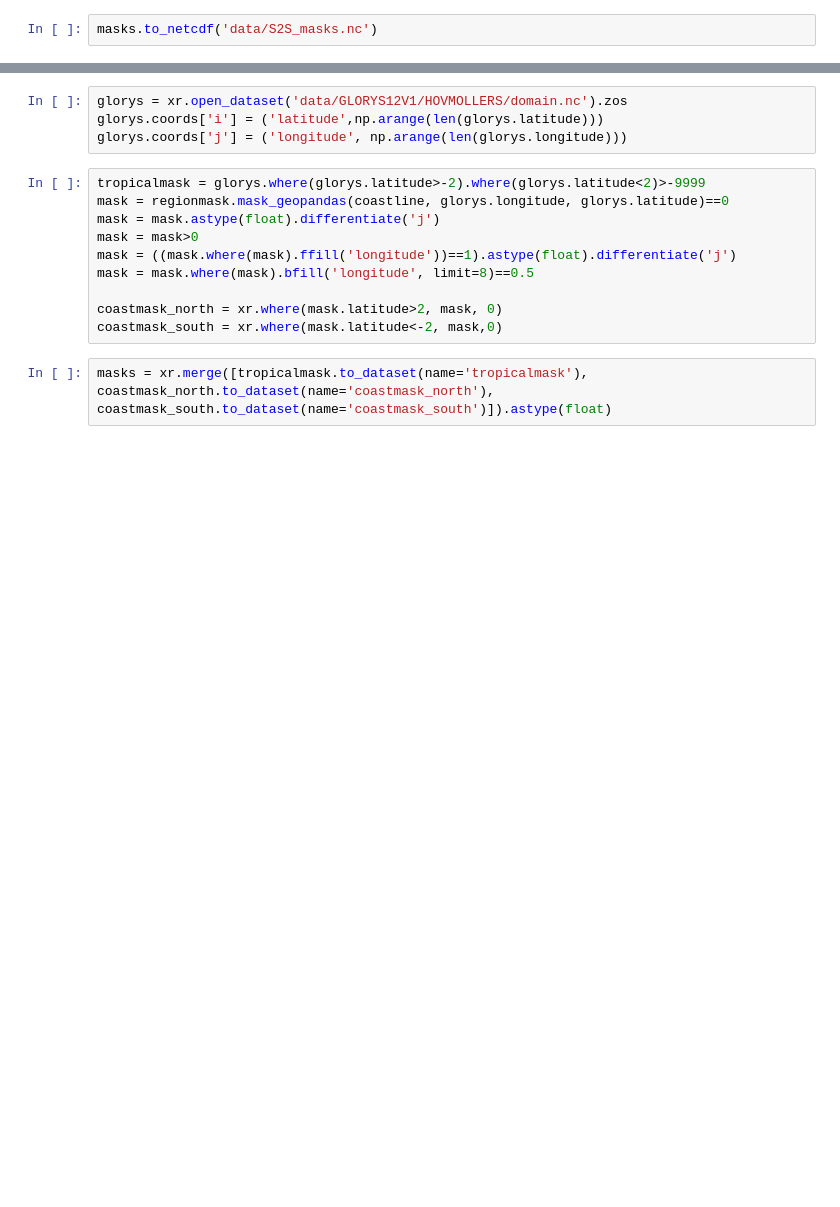
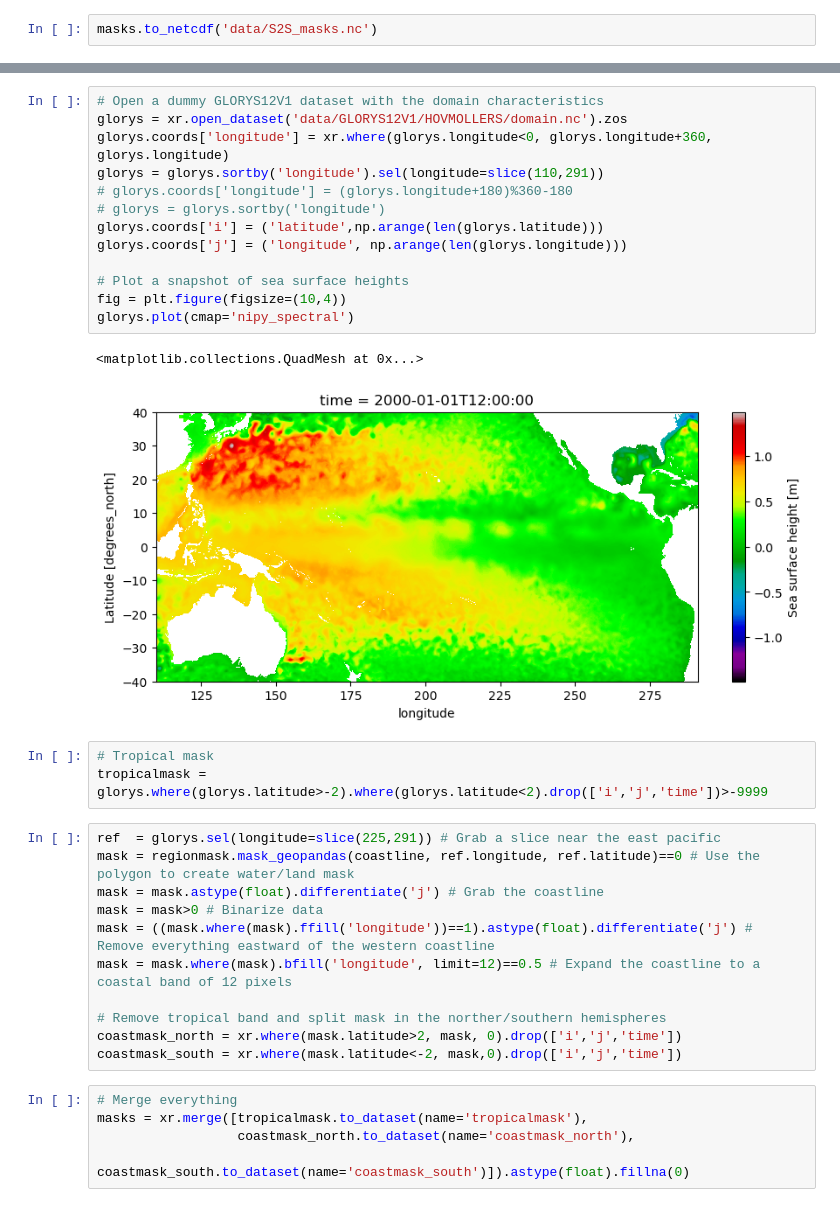
Before and after one commit to lucasglasner/S2S_CEAZA, a Jupyter notebook: create_masks.ipynb, the cells around one changed output, grey strips where cells are left out. Saved outputs shown, nothing was run; the diff lists cells and outputs as text; blank space fills up the shorter version.

Commit message:
following with create masks. Now masks from GLORYS12V1 are done. GLORYS12V1 is saved with lons from 0 to 360

```diff
--- a/create_masks.ipynb
+++ b/create_masks.ipynb
@@ -159,16 +170,35 @@ coastline = gpd.read_file('data/ne_10m_land.shp')
 # %%
+# Open a dummy GLORYS12V1 dataset with the domain characteristics
 glorys = xr.open_dataset('data/GLORYS12V1/HOVMOLLERS/domain.nc').zos
+glorys.coords['longitude'] = xr.where(glorys.longitude<0, glorys.longitude+360, glorys.longitude)
+glorys = glorys.sortby('longitude').sel(longitude=slice(110,291))
+# glorys.coords['longitude'] = (glorys.longitude+180)%360-180
+# glorys = glorys.sortby('longitude')
 glorys.coords['i'] = ('latitude',np.arange(len(glorys.latitude)))
 glorys.coords['j'] = ('longitude', np.arange(len(glorys.longitude)))
+
+# Plot a snapshot of sea surface heights
+fig = plt.figure(figsize=(10,4))
+glorys.plot(cmap='nipy_spectral')
+# %% [output]
+<matplotlib.collections.QuadMesh at 0x...>
+[figure, added]
+# %%
+# Tropical mask
+tropicalmask = glorys.where(glorys.latitude>-2).where(glorys.latitude<2).drop(['i','j','time'])>-9999
 # %%
-tropicalmask = glorys.where(glorys.latitude>-2).where(glorys.latitude<2)>-9999
-mask = regionmask.mask_geopandas(coastline, glorys.longitude, glorys.latitude)==0
-mask = mask.astype(float).differentiate('j')
-mask = mask>0
-mask = ((mask.where(mask).ffill('longitude'))==1).astype(float).differentiate('j')
-mask = mask.where(mask).bfill('longitude', limit=8)==0.5
+ref  = glorys.sel(longitude=slice(225,291)) # Grab a slice near the east pacific
+mask = regionmask.mask_geopandas(coastline, ref.longitude, ref.latitude)==0 # Use the polygon to create water/land mask
+mask = mask.astype(float).differentiate('j') # Grab the coastline
+mask = mask>0 # Binarize data
+mask = ((mask.where(mask).ffill('longitude'))==1).astype(float).differentiate('j') # Remove everything eastward of the western coastline
+mask = mask.where(mask).bfill('longitude', limit=12)==0.5 # Expand the coastline to a coastal band of 12 pixels
 
-coastmask_north = xr.where(mask.latitude>2, mask, 0)
-coastmask_south = xr.where(mask.latitude<-2, mask,0)
+# Remove tropical band and split mask in the norther/southern hemispheres
+coastmask_north = xr.where(mask.latitude>2, mask, 0).drop(['i','j','time'])
+coastmask_south = xr.where(mask.latitude<-2, mask,0).drop(['i','j','time'])
 # %%
-masks = xr.merge([tropicalmask.to_dataset(name='tropicalmask'), coastmask_north.to_dataset(name='coastmask_north'), coastmask_south.to_dataset(name='coastmask_south')]).astype(float)
+# Merge everything
+masks = xr.merge([tropicalmask.to_dataset(name='tropicalmask'),
+                  coastmask_north.to_dataset(name='coastmask_north'),
+                  coastmask_south.to_dataset(name='coastmask_south')]).astype(float).fillna(0)
```
Also changed, not shown: parts of 15 cells of this notebook.
